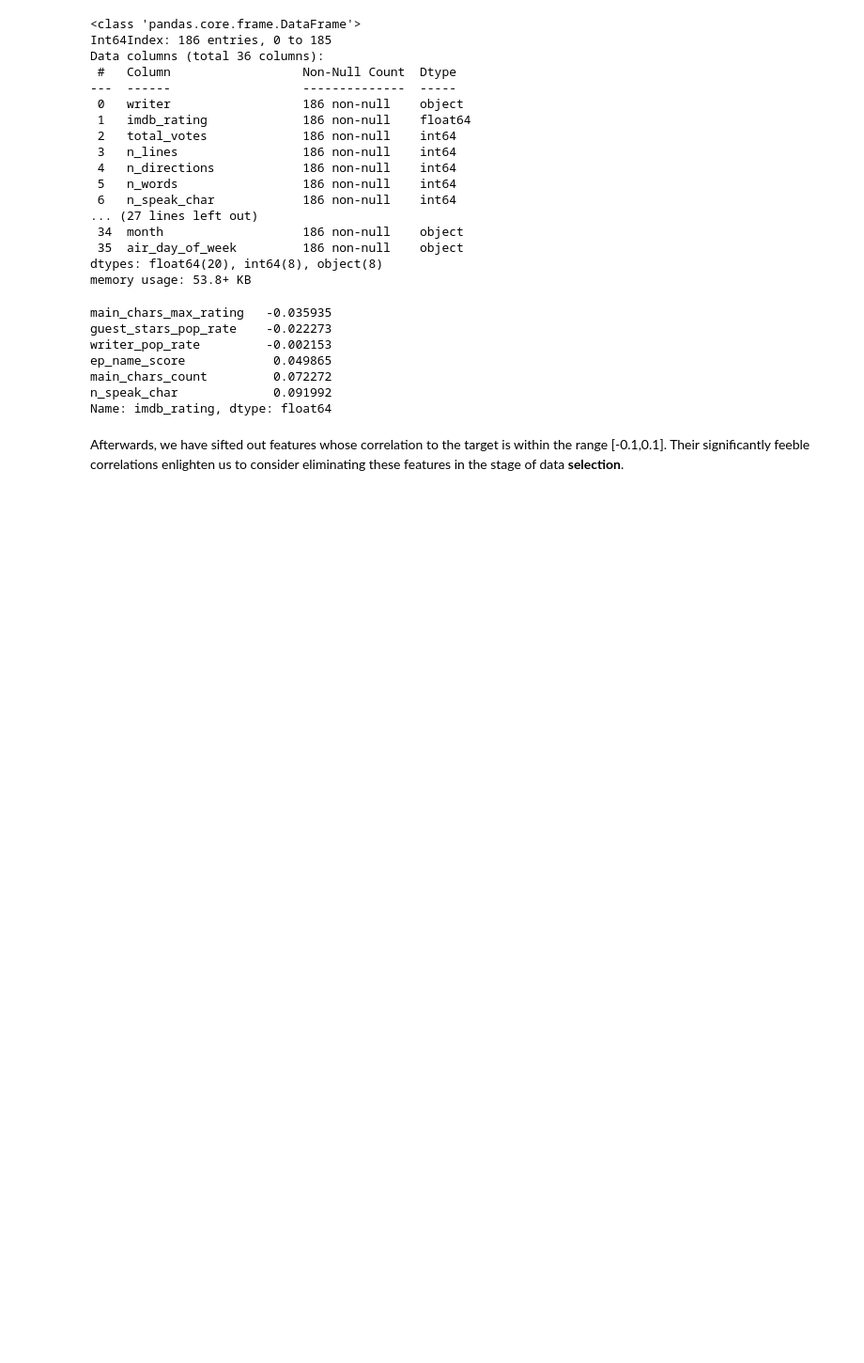
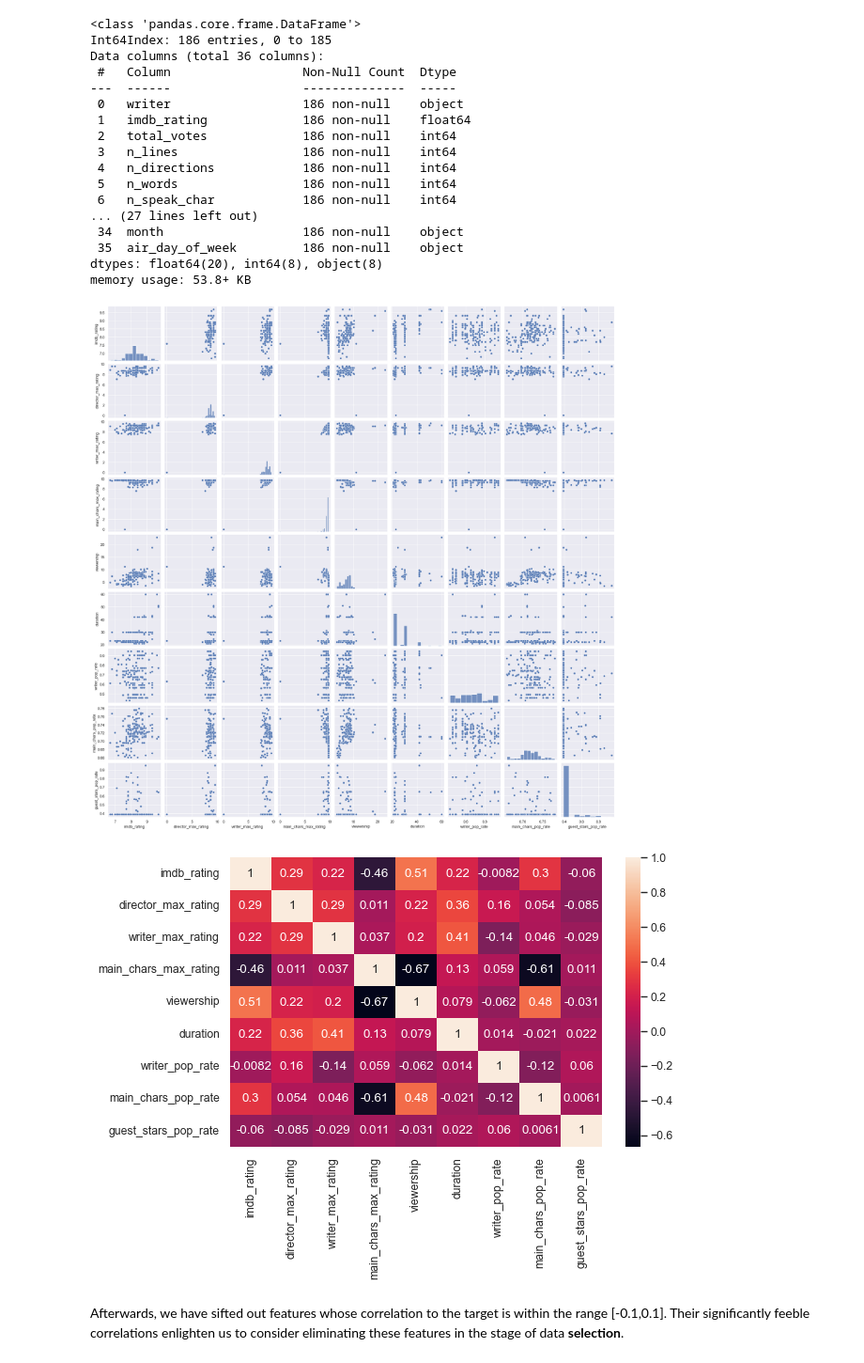
Before and after one commit to monicasteph97/mlp-proj1, a Jupyter notebook: project1.ipynb, the cells around one changed output. Shown at 94% size. Saved outputs shown, nothing was run; the diff lists cells and outputs as text; code cells hidden in the pictures; blank space fills up the shorter version.

Commit message:
Add correlation matrix

```diff
--- a/project1.ipynb
+++ b/project1.ipynb
@@ -655,17 +635,13 @@ Data columns (total 36 columns):
  35  air_day_of_week         186 non-null    object
 dtypes: float64(20), int64(8), object(8)
 memory usage: 53.8+ KB
-# %%
-cor = df.corr()['imdb_rating']
-cor[(cor >= -0.1) & (cor <= 0.1)].sort_values()
-# %% [output]
-main_chars_max_rating   -0.035935
-guest_stars_pop_rate    -0.022273
-writer_pop_rate         -0.002153
-ep_name_score            0.049865
-main_chars_count         0.072272
-n_speak_char             0.091992
-Name: imdb_rating, dtype: float64
+# %%
+# Show pairwise plot and correlation matrix
+get_correlation(df[['imdb_rating', 'director_max_rating', 'writer_max_rating', 'main_chars_max_rating',
+                    'viewership', 'duration', 'writer_pop_rate', 'main_chars_pop_rate', 'guest_stars_pop_rate']])
+# %% [output]
+[figure, added]
+[figure, added]
 # %% [markdown]
 Afterwards, we have sifted out features whose correlation to the target is within the range [-0.1,0.1]. Their significantly feeble correlations enlighten us to consider eliminating these features in the stage of data **selection**.
 # %% [markdown]
```
Also changed, not shown: parts of 3 cells of this notebook.
